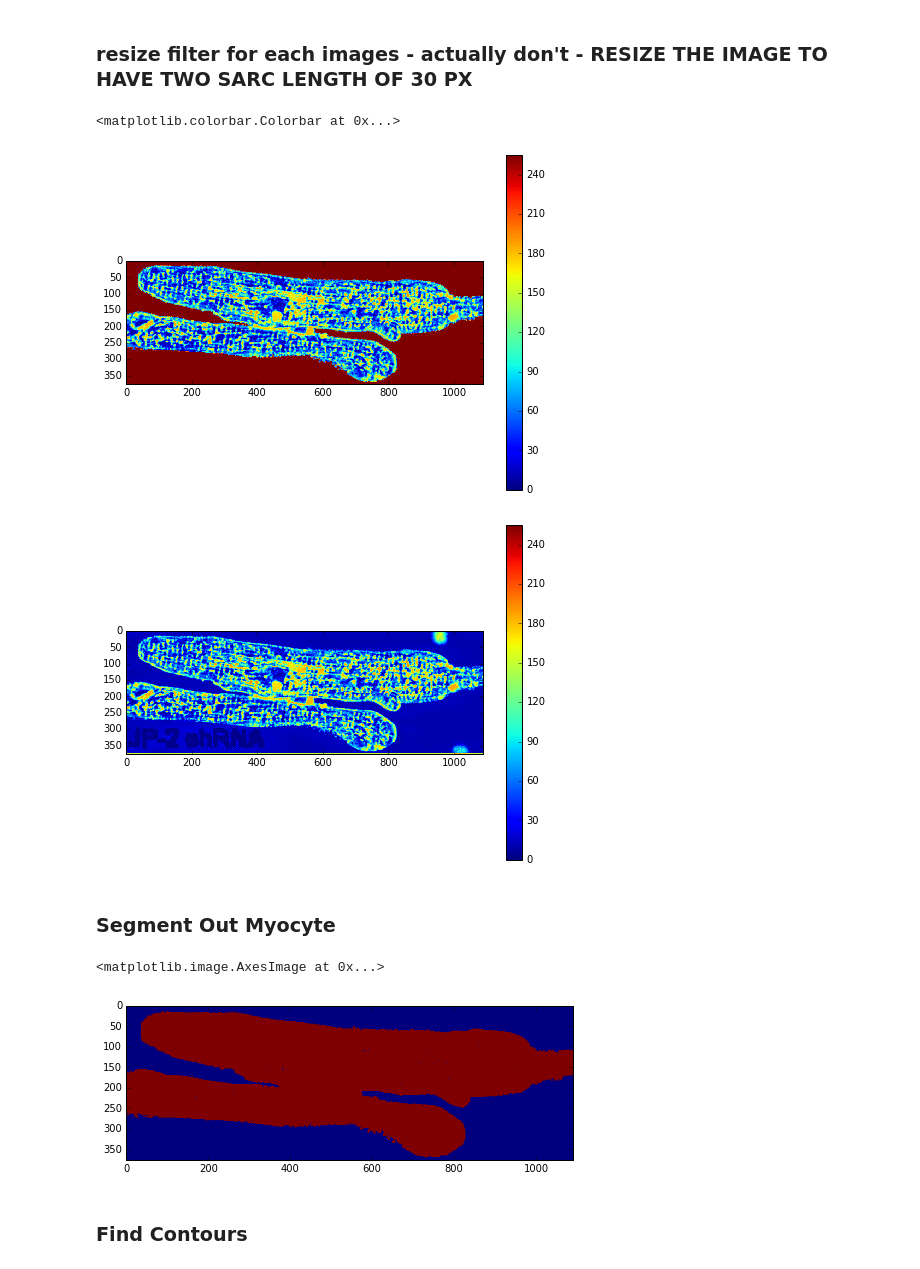
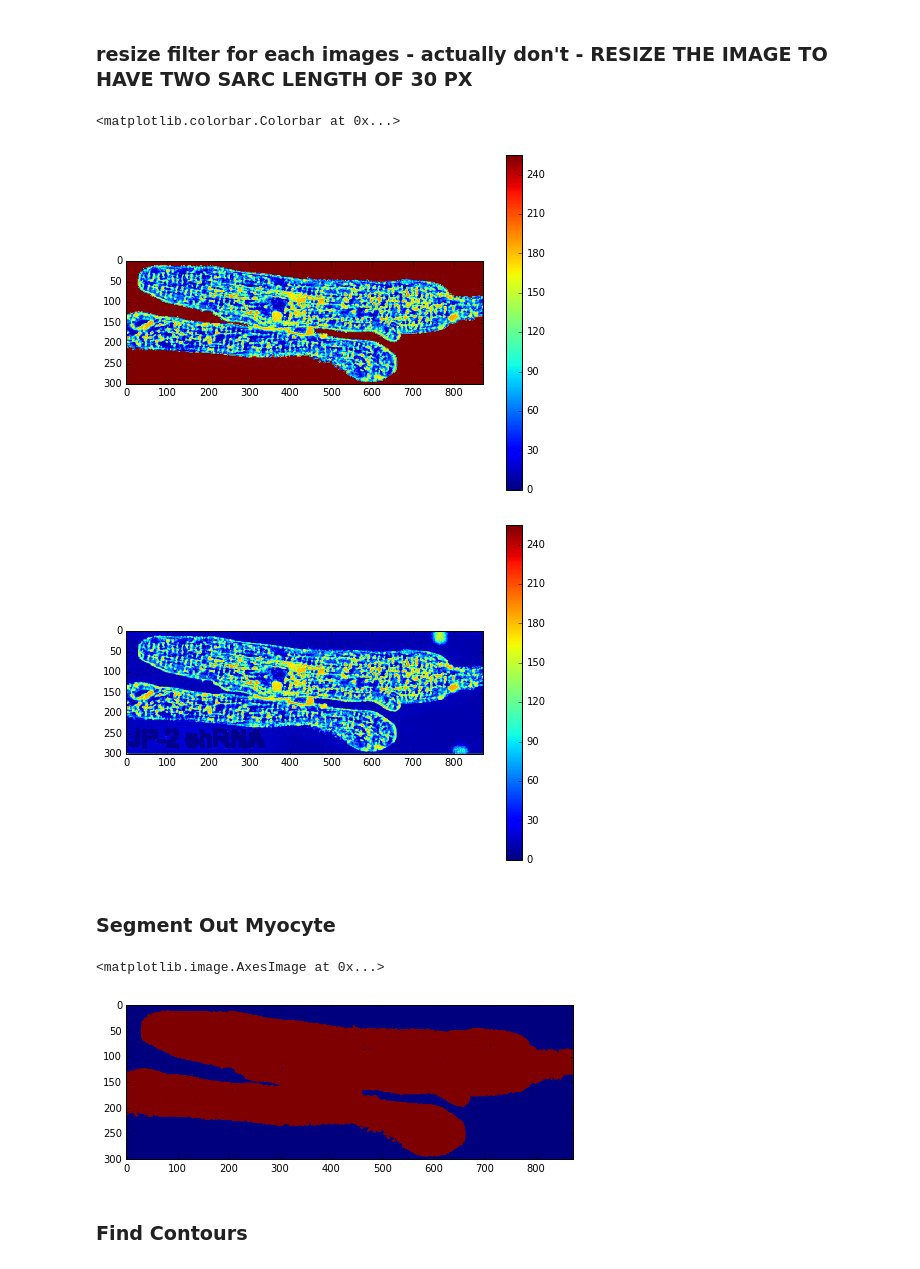
Before and after one commit to huskeypm/sparkdetection, a Jupyter notebook: mach/myocyte_filter_statistics.ipynb, the cells around one changed output. Saved outputs shown, nothing was run; the diff lists cells and outputs as text; code cells hidden in the pictures.

```diff
--- a/mach/myocyte_filter_statistics.ipynb
+++ b/mach/myocyte_filter_statistics.ipynb
@@ -324,3 +324,9 @@ resizedTwoSarcSize = 30. # setting this to be just slightly above the filter siz
+# %%
+boxHeight = 20
+
+filterTwoSarcSize = 25.
+
+filterType = "longitudinal"
 # %% [markdown]
 ### Read in Myocyte Image and Filter
 # %%
@@ -353,12 +359,26 @@ if fileName == 'Wei_JP2knockdown_enhanced.png':
 if fileName == 'Guo2013Fig1C_enhanced.png':
     twoSarcSizeImg = 20.
 # %%
-filter_root = root+"../Remodeled_TTs/"
-truthFilterName = "TT_Idealized_Loss_TruthFilter.png"
-truthFilter = util.ReadImg(filter_root+truthFilterName)
-retval2, truthFilter = cv2.threshold(truthFilter, 150, 255, cv2.THRESH_BINARY_INV)
+if filterType == "1px":
+    filter_root = root+"../Remodeled_TTs/"
+    truthFilterName = "TT_Idealized_Loss_TruthFilter.png"
+    truthFilter = util.ReadImg(filter_root+truthFilterName)
+    retval2, truthFilter = cv2.threshold(truthFilter, 150, 255, cv2.THRESH_BINARY_INV)
+    resizedTwoSarcSize = 30. # setting this to be just slightly above the filter size
+elif filterType == "longitudinal":
+    filter_root = root+"../Remodeled_TTs/"
+    import os
+    longFilterImgs = []
+    for longFileName in os.listdir(filter_root):
+        if "long" in longFileName:
+            #print fileName
+            longFilterImgs.append(util.ReadImg(filter_root+longFileName, renorm = True))
+    longFilterImgs = np.asarray(longFilterImgs)
+    truthFilter = mach.MACH2(longFilterImgs)
+    resizedTwoSarcSize = 24.
 filterDim = np.shape(truthFilter)
 print filterDim
+plt.figure()
 plt.imshow(truthFilter)
 plt.colorbar()
 # %% [output]
@@ -400,36 +421,37 @@ imshow(grayFullResized)
 plt.colorbar()
 # %% [output]
 <matplotlib.colorbar.Colorbar at 0x...>
-[figure, old version]
+[figure, new version]
-[figure, old version]
+[figure, new version]
 # %% [markdown]
 ### Segment Out Myocyte
 # %%
 if fileName != "SongHF_enhanced.png":
     retval, thresh = cv2.threshold(grayResized.copy(), 200, 255, cv2.THRESH_BINARY_INV)
 
-else:
-    maskedImg = cv2.imread('./images/Full_Myocytes/'+fileNameMask)
-    #print maskedImg
-    grayMask = cv2.cvtColor(maskedImg, cv2.COLOR_BGR2GRAY)
-    grayMaskResized = cv2.resize(grayMask, None, fx=scale, fy=scale, interpolation = cv2.INTER_CUBIC)
-    retval, thresh = cv2.threshold(grayMaskResized.copy(), 200, 255, cv2.THRESH_BINARY)
+#else:
+#    maskedImg = cv2.imread('./images/Full_Myocytes/'+fileNameMask)
+#    #print maskedImg
+#    grayMask = cv2.cvtColor(maskedImg, cv2.COLOR_BGR2GRAY)
+#    grayMaskResized = cv2.resize(grayMask, None, fx=scale, fy=scale, interpolation = cv2.INTER_CUBIC)
+#    retval, thresh = cv2.threshold(grayMaskResized.copy(), 200, 255, cv2.THRESH_BINARY)
 
 
 if fileName == "SongHF_enhanced.png":
     maskedImg = cv2.imread('./images/Full_Myocytes/'+fileNameMask)
     #print maskedImg
     grayMask = cv2.cvtColor(maskedImg, cv2.COLOR_BGR2GRAY)
     grayMaskResized = cv2.resize(grayMask, None, fx=scale, fy=scale, interpolation = cv2.INTER_CUBIC)
     retval, thresh = cv2.threshold(grayMaskResized.copy(), 200, 255, cv2.THRESH_BINARY)
 elif fileName == "Wei_JP2knockdown_enhanced":
     retval, thresh = cv2.threshold(grayResized.copy(), 200, 1, cv2.THRESH_BINARY_INV)
 elif fileName == "Guo2013Fig1C_enhanced.png":
-    retval, thresh = cv2.threshold(grayResized.copy(), 1,255,cv2.THRESH_BINARY)
+    print "Guo"
+    retval, thresh = cv2.threshold(grayResized.copy(), 3,255,cv2.THRESH_BINARY)
 imshow(thresh)
 # %% [output]
 <matplotlib.image.AxesImage at 0x...>
-[figure, old version]
+[figure, new version]
 # %% [markdown]
 ### Find Contours
 # %%
```
Also changed, not shown: parts of 16 cells of this notebook, 1 other file.
